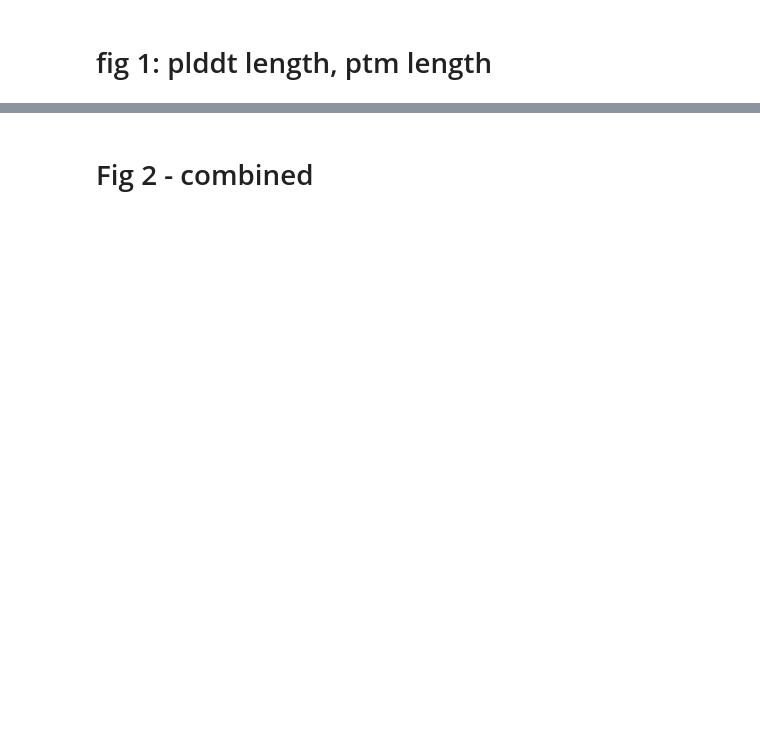
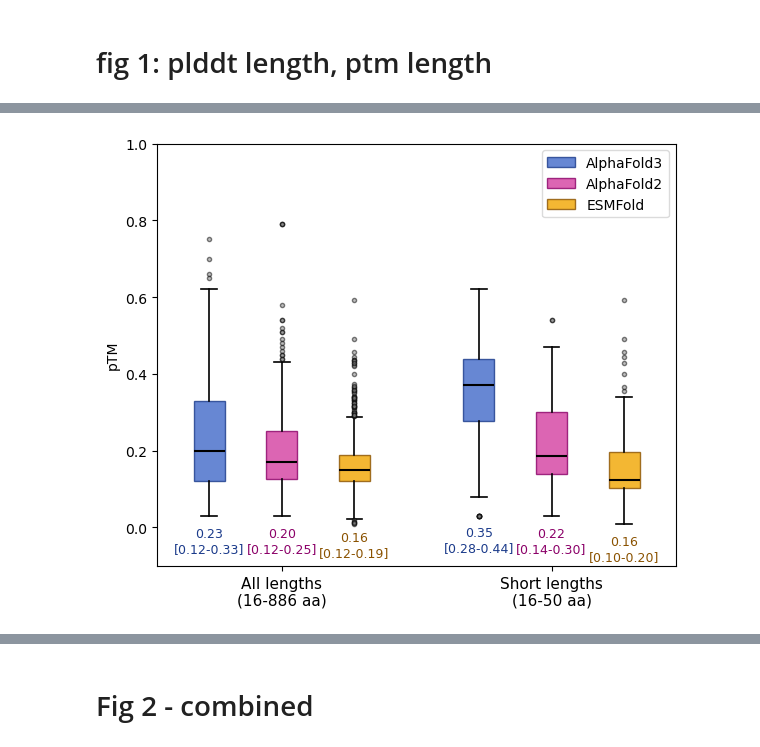
Before and after one commit to 0rra/fold_unfold2, a Jupyter notebook: part1_refoldunfold/3_results_plotting/plot_figures.ipynb, the cells around one changed output, grey strips where cells are left out. Drawn from its saved outputs; the diff is of its cells as text; code cells hidden in the pictures; blank space fills up the shorter version.

```diff
--- a/part1_refoldunfold/3_results_plotting/plot_figures.ipynb
+++ b/part1_refoldunfold/3_results_plotting/plot_figures.ipynb
@@ -237,0 +461,89 @@ combined_seq_ptm(df_esm, df_colabfold, df_af3, "AntiFam: pTM")
+# %%
+def plot_ptm_comparison(af2, af3, esm):
+    model_colors = {
+        k: (CURVE_COLOURS[k]["mid"], CURVE_COLOURS[k]["dark"])
+        for k in ["AlphaFold3", "AlphaFold2", "ESMFold"]
+    }
+    models = list(model_colors.keys())
+
+    groups = {
+        "All lengths": {
+            m: df["pTM"].dropna().values for m, df in zip(models, [af3, af2, esm])
+        },
+        "Short (≤50 aa)": {
+            m: df[df["length"] <= 50]["pTM"].dropna().values
+            for m, df in zip(models, [af3, af2, esm])
+        },
+    }
+    box_w, intra, inter = 0.3, 0.7, 2.6
+    centres = [0, inter]
+    positions = {
+        g: [c + o for o in [-intra, 0, intra]] for g, c in zip(groups, centres)
+    }
+
+    for gname, vals in groups.items():
+        print(f"\n  {gname}")
+        for m, v in vals.items():
+            print(
+                f"  {m:<12} n={len(v)}  mean={v.mean():.2f}  sd={v.std():.2f}  med={np.median(v):.2f}"
+            )
+
+    fig, ax = plt.subplots(figsize=(6, 5))
+    for gname, vals in groups.items():
+        for model, pos in zip(models, positions[gname]):
+            v = vals[model]
+            mid, dark = model_colors[model]
+            bp = ax.boxplot(
+                [v],
+                positions=[pos],
+                widths=box_w,
+                patch_artist=True,
+                medianprops=dict(color="black", linewidth=1.5),
+                whiskerprops=dict(color="black", linewidth=1.2),
+                capprops=dict(color="black", linewidth=1.2),
+                flierprops=dict(
+                    marker="o", markerfacecolor="grey", markersize=3, alpha=0.5
+                ),
+            )
+            bp["boxes"][0].set(facecolor=mid, edgecolor=dark, alpha=0.8)
+            q1, q3 = np.percentile(v, [25, 75])
+            wlo = max(v.min(), q1 - 1.5 * (q3 - q1))
+            ax.annotate(
+                f"{v.mean():.2f}\n[{q1:.2f}-{q3:.2f}]",
+                xy=(pos, wlo),
+                xytext=(0, -8),
+                textcoords="offset points",
+                ha="center",
+                va="top",
+                fontsize=9,
+                color=dark,
+            )
+
+    all_l = pd.concat([af2["length"], af3["length"], esm["length"]]).dropna()
+    short_l = all_l[all_l <= 50]
+    ax.set_xticks(centres)
+    ax.set_xticklabels(
+        [
+            f"All lengths\n({int(all_l.min())}-{int(all_l.max())} aa)",
+            f"Short lengths\n({int(short_l.min())}-{int(short_l.max())} aa)",
+        ],
+        fontsize=11,
+    )
+    ax.set_xlim(centres[0] - 1.2, centres[-1] + 1.2)
+    ax.set_ylabel("pTM")
+    ax.set_ylim(-0.1, 1)
+    ax.set_yticks(np.linspace(0, 1, 6))
+    ax.legend(
+        handles=[
+            mpatches.Patch(facecolor=mid, edgecolor=dark, alpha=0.8, label=m)
+            for m, (mid, dark) in model_colors.items()
+        ],
+        loc="upper right",
+        framealpha=0.7,
+    )
+    plt.tight_layout()
+    plt.show()
+
+
+plot_ptm_comparison(df_colabfold, df_af3, df_esm)
+# %% [output]
@@ -238 +559,2 @@ combined_seq_ptm(df_esm, df_colabfold, df_af3, "AntiFam: pTM")
+[figure, added]
 # %%
```
Also changed, not shown: parts of 49 cells of this notebook, 20 other files.
